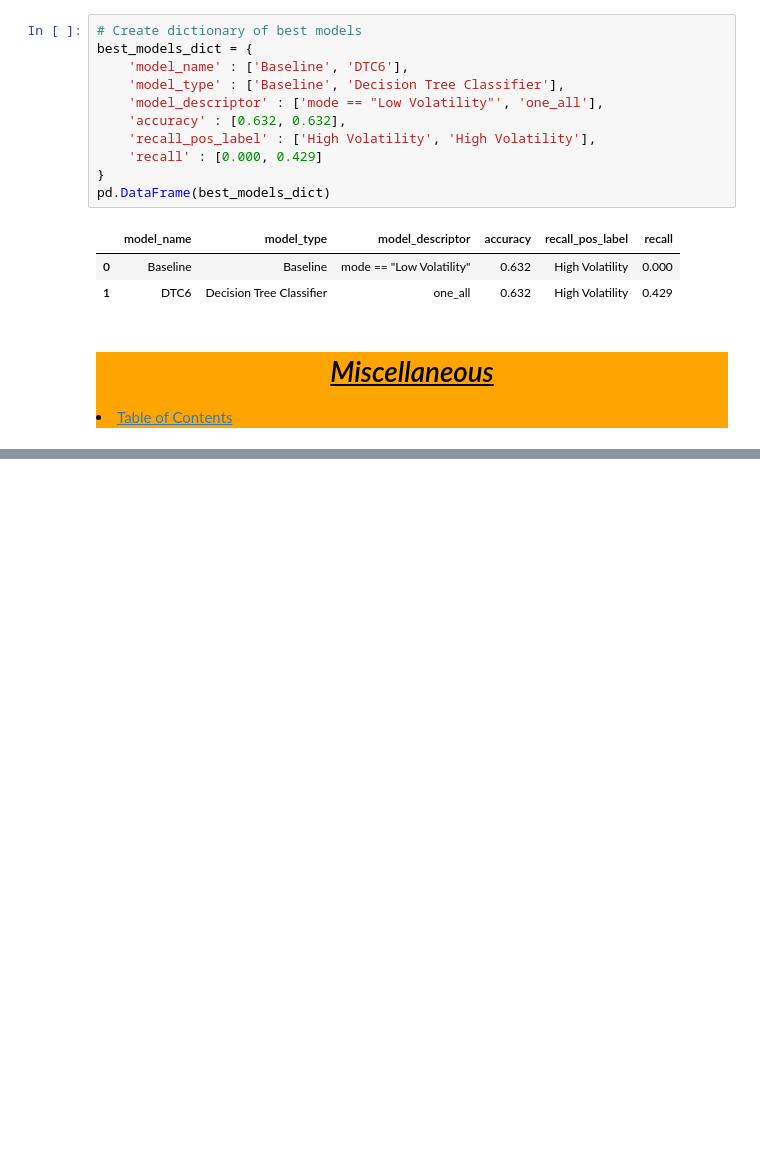
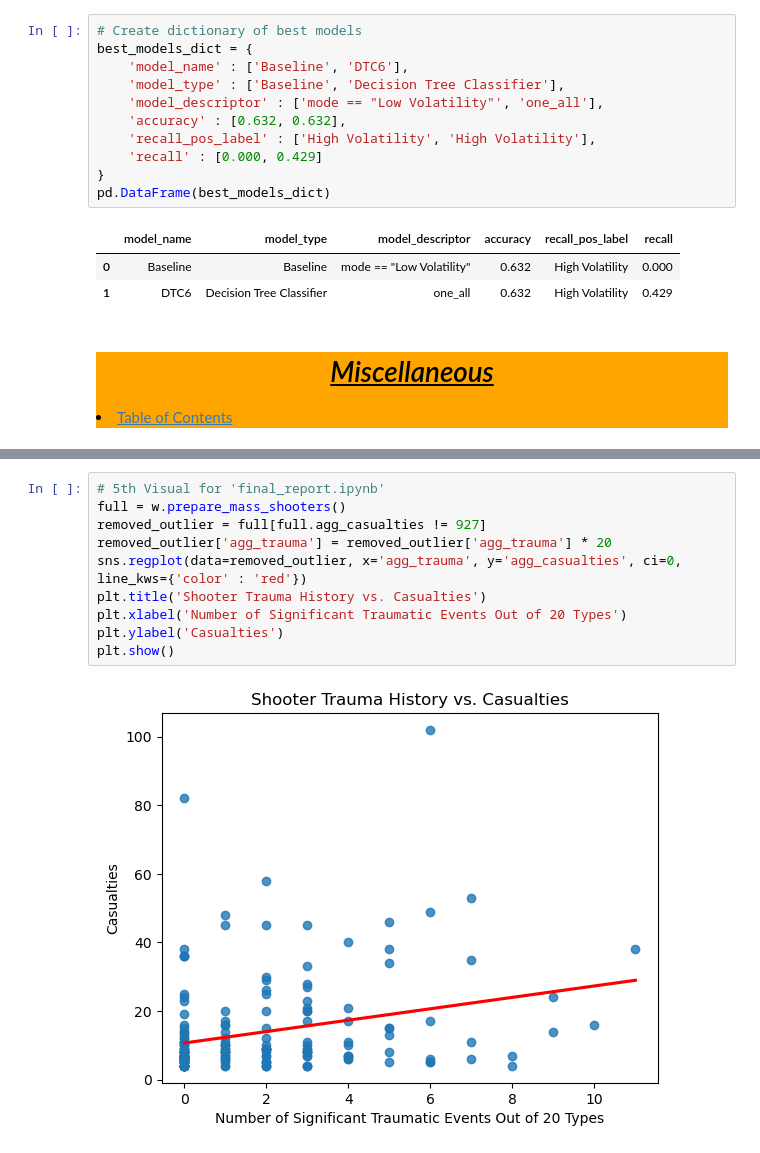
Before and after one commit to Jared-Wood135/mass-shooters-project, a Jupyter notebook: model.ipynb, the cells around one changed output, grey strips where cells are left out. Saved outputs shown, nothing was run; the diff lists cells and outputs as text; blank space fills up the shorter version.

```diff
--- a/model.ipynb
+++ b/model.ipynb
@@ -399,0 +446,12 @@ pd.DataFrame(best_models_dict)
+# %%
+# 5th Visual for 'final_report.ipynb'
+full = w.prepare_mass_shooters()
+removed_outlier = full[full.agg_casualties != 927]
+removed_outlier['agg_trauma'] = removed_outlier['agg_trauma'] * 20
+sns.regplot(data=removed_outlier, x='agg_trauma', y='agg_casualties', ci=0, line_kws={'color' : 'red'})
+plt.title('Shooter Trauma History vs. Casualties')
+plt.xlabel('Number of Significant Traumatic Events Out of 20 Types')
+plt.ylabel('Casualties')
+plt.show()
+# %% [output]
+[figure, added]
```
Also changed, not shown: parts of 7 cells of this notebook.
